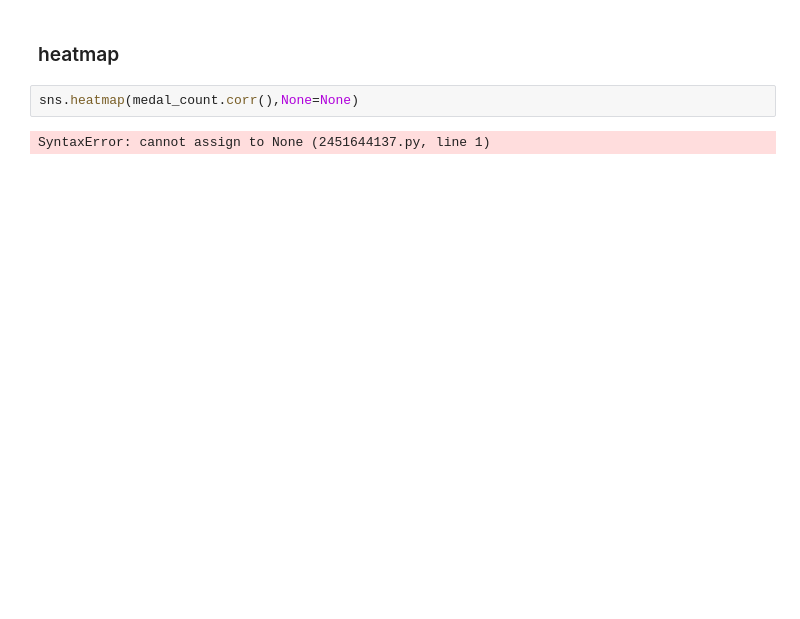
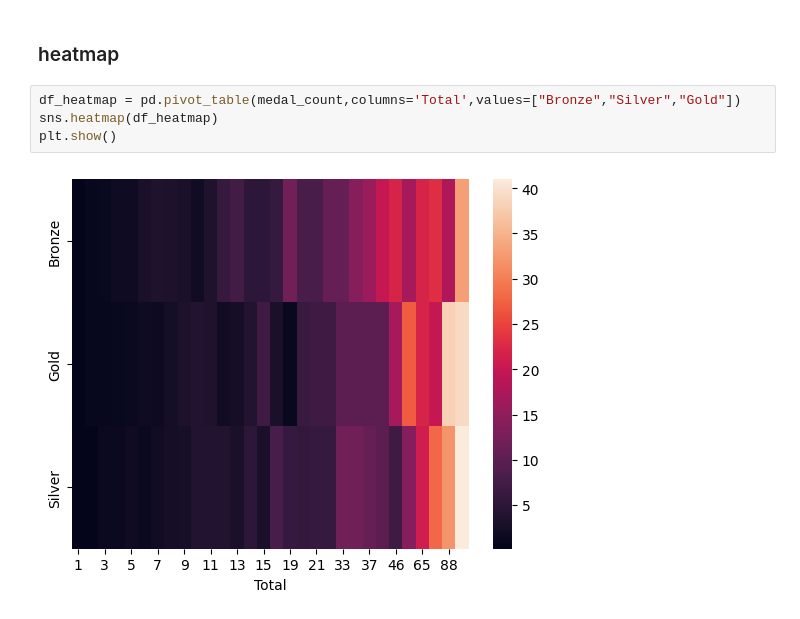
Before and after one commit to kirolosroman/practical-statistics-for-data-scientists-, a Jupyter notebook: eda.ipynb, the cells around one changed output. Cells and saved outputs as stored; diff of their text form; blank space fills up the shorter version.

```diff
--- a/eda.ipynb
+++ b/eda.ipynb
@@ -265,6 +265,8 @@ plt.show()
 # %% [markdown]
 ### heatmap
-# %%
-sns.heatmap(medal_count.corr(),None=None)
-# %% [output]
-SyntaxError: cannot assign to None (2451644137.py, line 1)
+# %%
+df_heatmap = pd.pivot_table(medal_count,columns='Total',values=["Bronze","Silver","Gold"])
+sns.heatmap(df_heatmap)
+plt.show()
+# %% [output]
+[figure, added]
```
Also changed, not shown: parts of 6 cells of this notebook.
